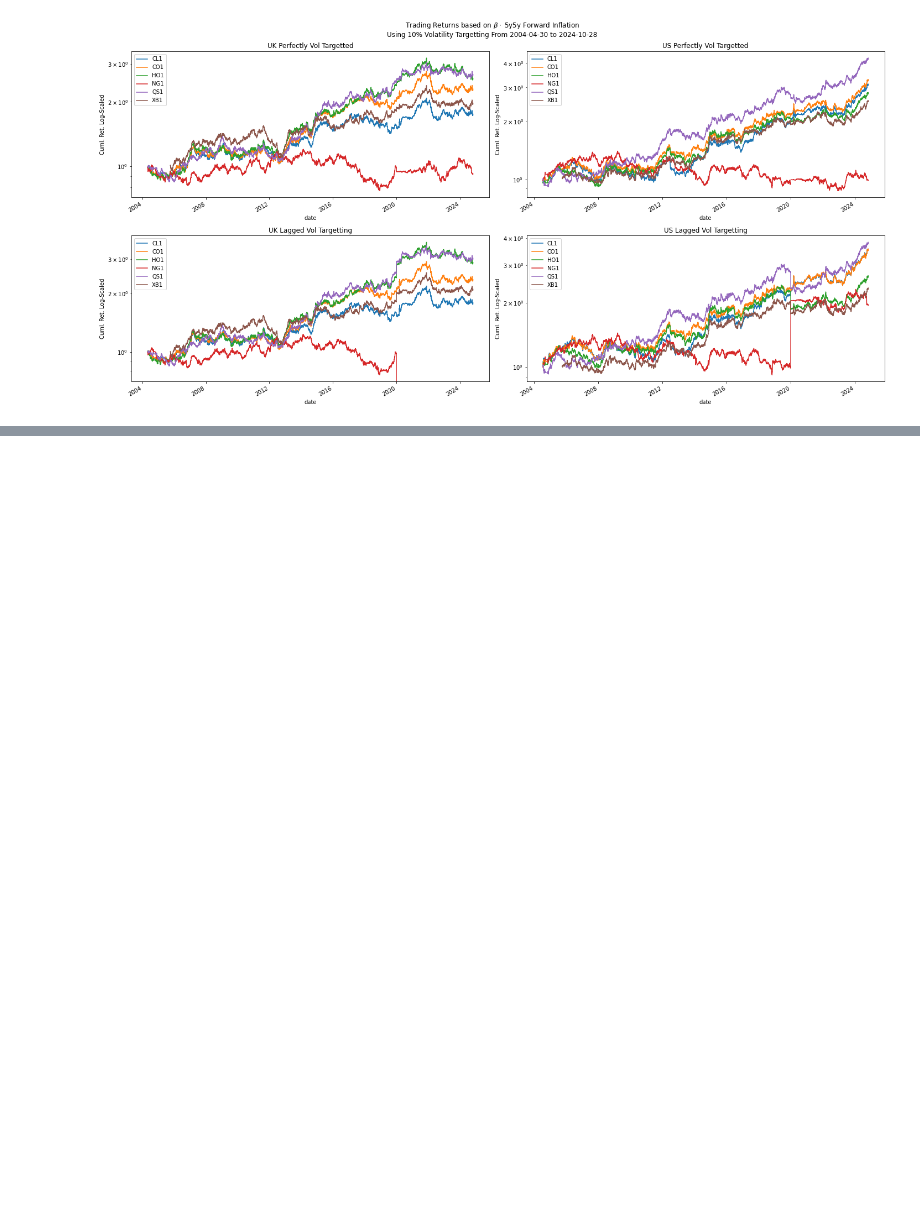
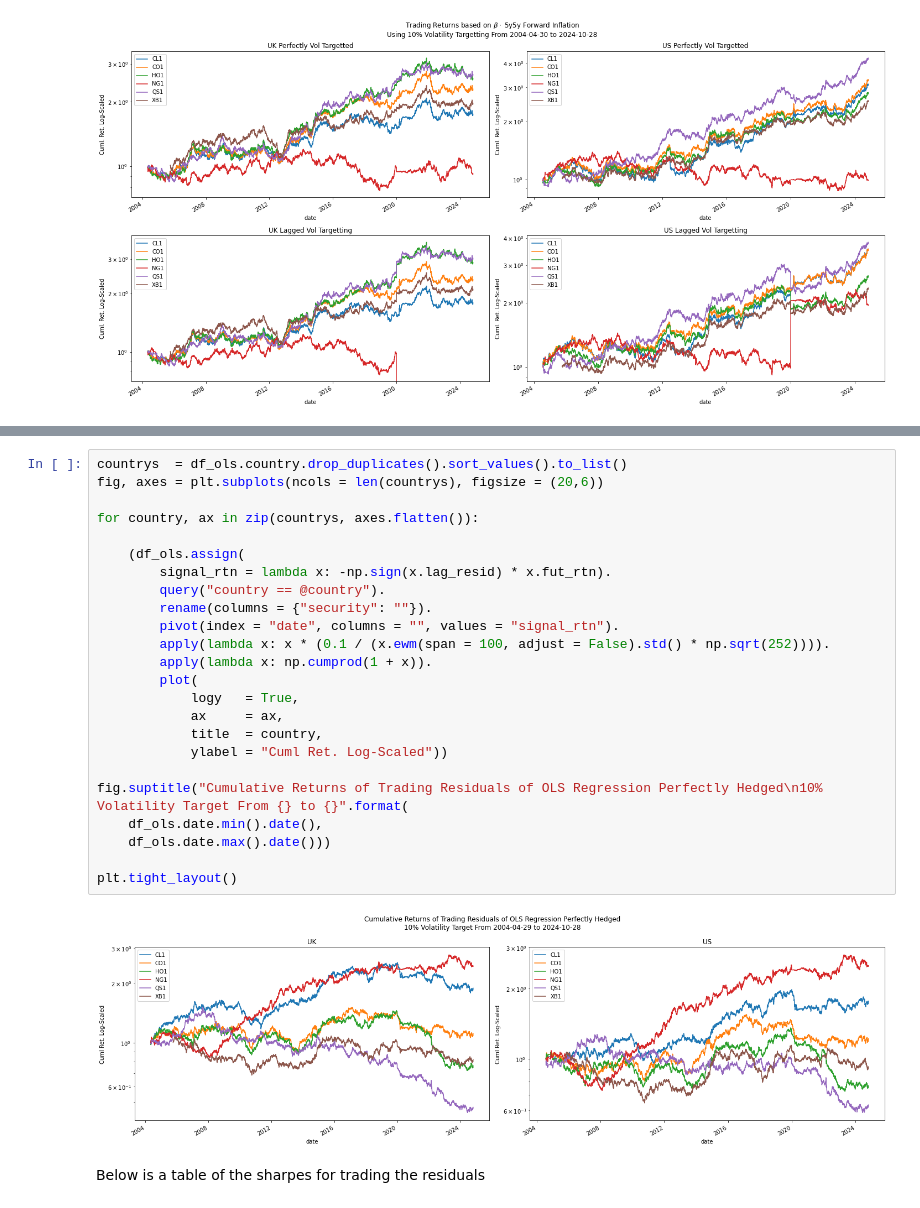
Before and after one commit to diegodalvarez/CommodityForwardInflation, a Jupyter notebook: 1OLS.ipynb, the cells around one changed output, grey strips where cells are left out. Drawn from its saved outputs; the diff is of its cells as text; blank space fills up the shorter version.

```diff
--- a/1OLS.ipynb
+++ b/1OLS.ipynb
@@ -105,0 +221,28 @@ plt.tight_layout()
+# %%
+countrys  = df_ols.country.drop_duplicates().sort_values().to_list()
+fig, axes = plt.subplots(ncols = len(countrys), figsize = (20,6))
+
+for country, ax in zip(countrys, axes.flatten()):
+
+    (df_ols.assign(
+        signal_rtn = lambda x: -np.sign(x.lag_resid) * x.fut_rtn).
+        query("country == @country").
+        rename(columns = {"security": ""}).
+        pivot(index = "date", columns = "", values = "signal_rtn").
+        apply(lambda x: x * (0.1 / (x.ewm(span = 100, adjust = False).std() * np.sqrt(252)))).
+        apply(lambda x: np.cumprod(1 + x)).
+        plot(
+            logy   = True,
+            ax     = ax,
+            title  = country,
+            ylabel = "Cuml Ret. Log-Scaled"))
+
+fig.suptitle("Cumulative Returns of Trading Residuals of OLS Regression Perfectly Hedged\n10% Volatility Target From {} to {}".format(
+    df_ols.date.min().date(),
+    df_ols.date.max().date()))
+
+plt.tight_layout()
+# %% [output]
+[figure, added]
+# %% [markdown]
+Below is a table of the sharpes for trading the residuals
```
Also changed, not shown: parts of 27 cells of this notebook.
